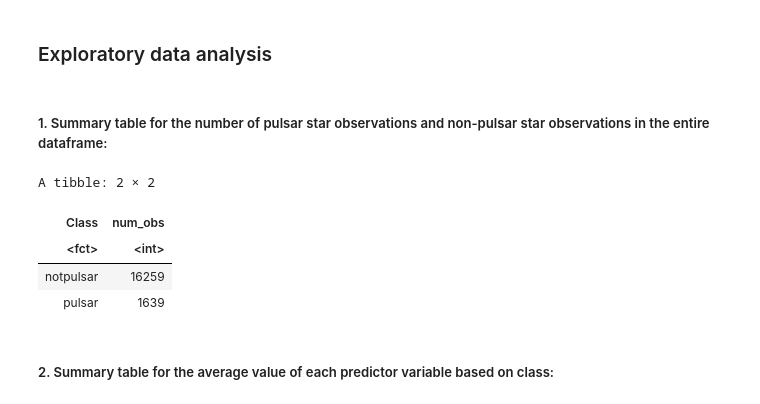
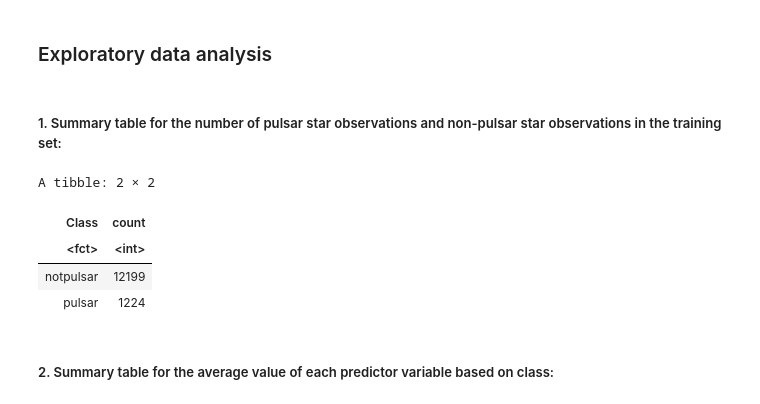
Before and after one commit to AkmDgreat/pulsar-classification-kNN, a Jupyter notebook: project.ipynb, the cells around one changed output. Drawn from its saved outputs; the diff is of its cells as text; code cells hidden in the pictures.

```diff
--- a/project.ipynb
+++ b/project.ipynb
@@ -88,18 +88,20 @@ A tibble: 6 × 6
 # %% [markdown]
 ### Exploratory data analysis
 # %% [markdown]
-##### 1. Summary table for the number of pulsar star observations and non-pulsar star observations in the entire dataframe:
+##### 1. Summary table for the number of pulsar star observations and non-pulsar star observations in the training set:
 # %%
-useful_df_1 <- pulsar_df |>
+useful_df_1 <- pulsar_train |>
     group_by(Class) |>
-    summarize(num_obs = n())
+    summarize(count = n())
 useful_df_1
+
+# These results indicate that the dataset is not balanced, and will require oversampling of the positive pulsar cases.
 # %% [output]
 A tibble: 2 × 2
-| Class | num_obs |
+| Class | count |
 | <fct> | <int> |
-| notpulsar | 16259 |
-| pulsar | 1639 |
+| notpulsar | 12199 |
+| pulsar | 1224 |
 # %% [markdown]
 ##### 2. Summary table for the average value of each predictor variable based on class:
 # %%
```
Also changed, not shown: parts of 3 cells of this notebook.
